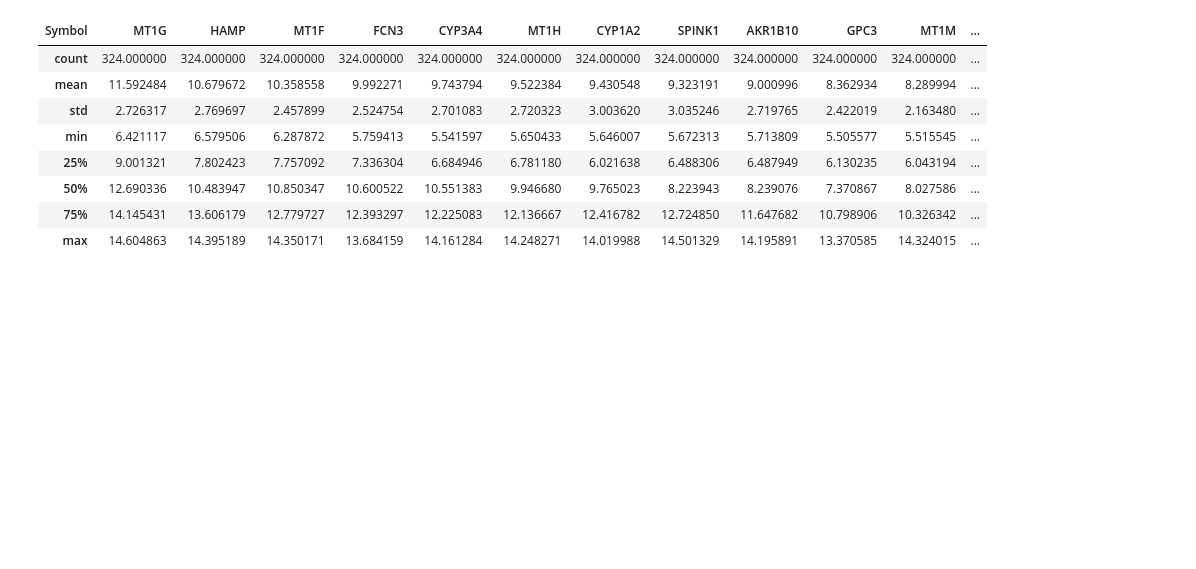
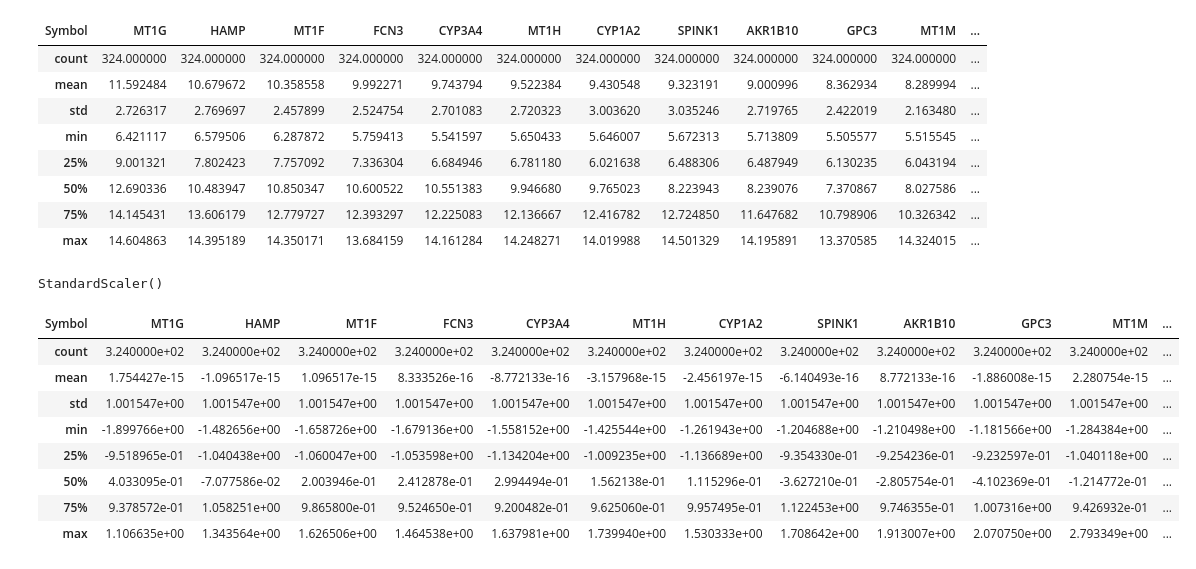
Before and after one commit to yoshimethod/bioinformatics, a Jupyter notebook: bioinformatics_pr2.ipynb, the cells around one changed output. Saved outputs shown, nothing was run; the diff lists cells and outputs as text; code cells hidden in the pictures; blank space fills up the shorter version.

```diff
--- a/bioinformatics_pr2.ipynb
+++ b/bioinformatics_pr2.ipynb
@@ -61,0 +64,21 @@ X_train.describe()
+# %%
+sc=StandardScaler()
+sc.fit(X_train)
+# %% [output]
+StandardScaler()
+# %%
+X_train_std=sc.transform(X_train)
+X_test_std=sc.transform(X_test)
+X_train_std_df=pd.DataFrame(X_train_std)
+X_train_std_df.columns=X_train.columns
+X_train_std_df.describe()
+# %% [output]
+| Symbol | MT1G | HAMP | MT1F | FCN3 | CYP3A4 | MT1H | CYP1A2 | SPINK1 | AKR1B10 | GPC3 | MT1M | ... |
+| count | 3.240000e+02 | 3.240000e+02 | 3.240000e+02 | 3.240000e+02 | 3.240000e+02 | 3.240000e+02 | 3.240000e+02 | 3.240000e+02 | 3.240000e+02 | 3.240000e+02 | 3.240000e+02 | ... |
+| mean | 1.754427e-15 | -1.096517e-15 | 1.096517e-15 | 8.333526e-16 | -8.772133e-16 | -3.157968e-15 | -2.456197e-15 | -6.140493e-16 | 8.772133e-16 | -1.886008e-15 | 2.280754e-15 | ... |
+| std | 1.001547e+00 | 1.001547e+00 | 1.001547e+00 | 1.001547e+00 | 1.001547e+00 | 1.001547e+00 | 1.001547e+00 | 1.001547e+00 | 1.001547e+00 | 1.001547e+00 | 1.001547e+00 | ... |
+| min | -1.899766e+00 | -1.482656e+00 | -1.658726e+00 | -1.679136e+00 | -1.558152e+00 | -1.425544e+00 | -1.261943e+00 | -1.204688e+00 | -1.210498e+00 | -1.181566e+00 | -1.284384e+00 | ... |
+| 25% | -9.518965e-01 | -1.040438e+00 | -1.060047e+00 | -1.053598e+00 | -1.134204e+00 | -1.009235e+00 | -1.136689e+00 | -9.354330e-01 | -9.254236e-01 | -9.232597e-01 | -1.040118e+00 | ... |
+| 50% | 4.033095e-01 | -7.077586e-02 | 2.003946e-01 | 2.412878e-01 | 2.994494e-01 | 1.562138e-01 | 1.115296e-01 | -3.627210e-01 | -2.805754e-01 | -4.102369e-01 | -1.214772e-01 | ... |
+| 75% | 9.378572e-01 | 1.058251e+00 | 9.865800e-01 | 9.524650e-01 | 9.200482e-01 | 9.625060e-01 | 9.957495e-01 | 1.122453e+00 | 9.746355e-01 | 1.007316e+00 | 9.426932e-01 | ... |
+| max | 1.106635e+00 | 1.343564e+00 | 1.626506e+00 | 1.464538e+00 | 1.637981e+00 | 1.739940e+00 | 1.530333e+00 | 1.708642e+00 | 1.913007e+00 | 2.070750e+00 | 2.793349e+00 | ... |
```
Also changed, not shown: parts of 9 cells of this notebook.
